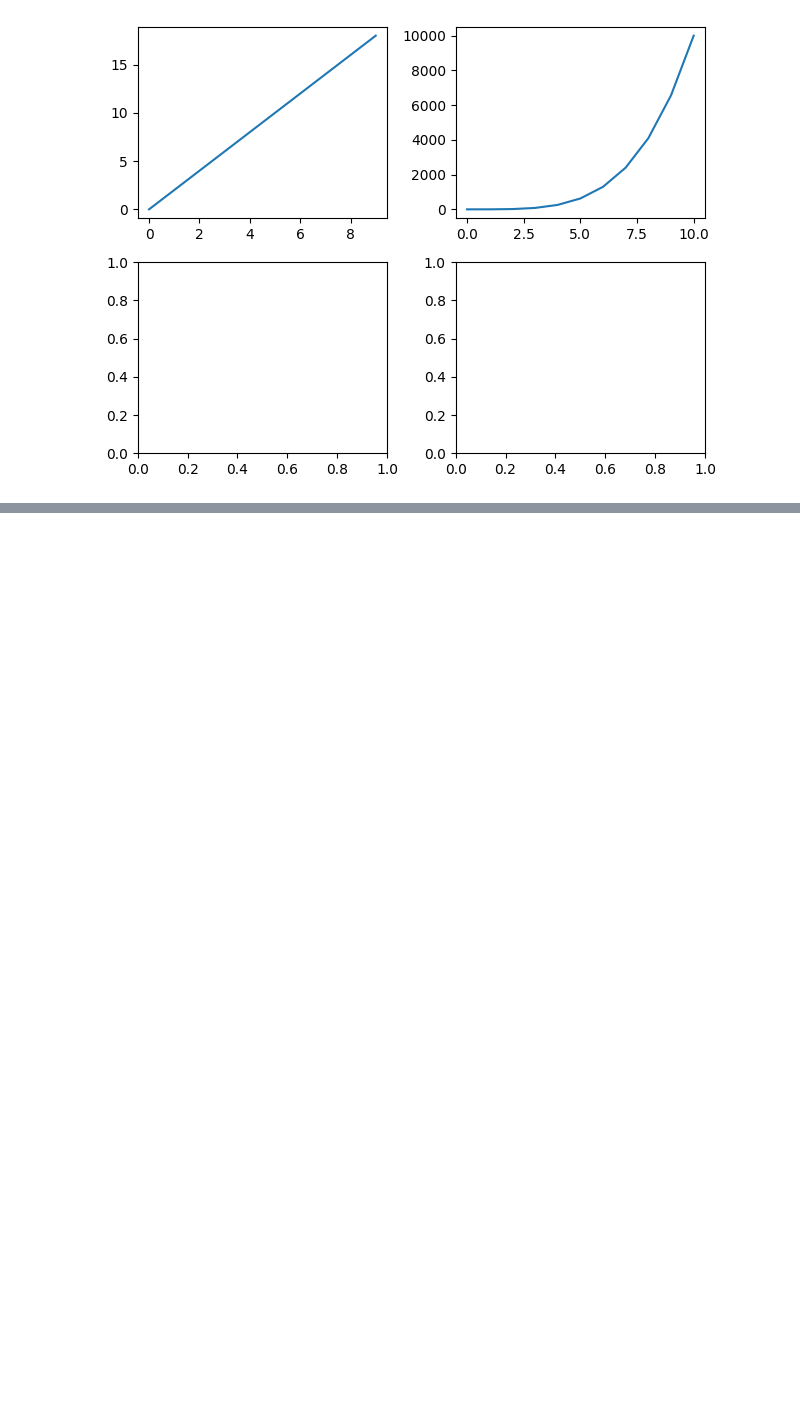
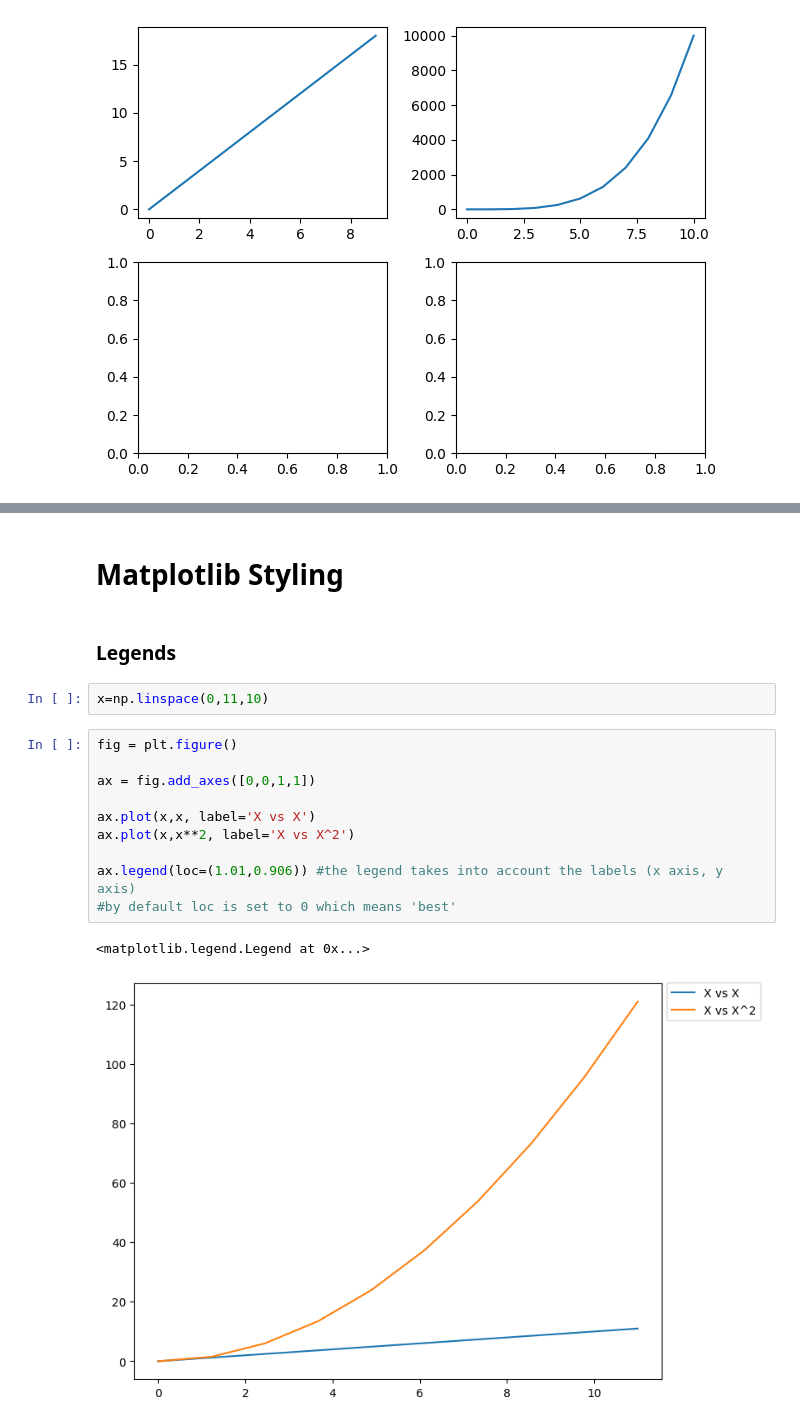
Before and after one commit to Daniel-Aguila/MLandDS, a Jupyter notebook: matplotlibBasics.ipynb, the cells around one changed output, grey strips where cells are left out. Saved outputs shown, nothing was run; the diff lists cells and outputs as text; blank space fills up the shorter version.

Commit message:
Matplotlib Style and Color

```diff
--- a/matplotlibBasics.ipynb
+++ b/matplotlibBasics.ipynb
@@ -167,0 +162,19 @@ axes.shape
+# %% [markdown]
+<h1>Matplotlib Styling</h1>
+# %% [markdown]
+<h3>Legends</h3>
+# %%
+x=np.linspace(0,11,10)
+# %%
+fig = plt.figure()
+
+ax = fig.add_axes([0,0,1,1])
+
+ax.plot(x,x, label='X vs X')
+ax.plot(x,x**2, label='X vs X^2')
+
+ax.legend(loc=(1.01,0.906)) #the legend takes into account the labels (x axis, y axis)
+#by default loc is set to 0 which means 'best'
+# %% [output]
+<matplotlib.legend.Legend at 0x...>
+[figure, added]
```
Also changed, not shown: parts of 4 cells of this notebook.
